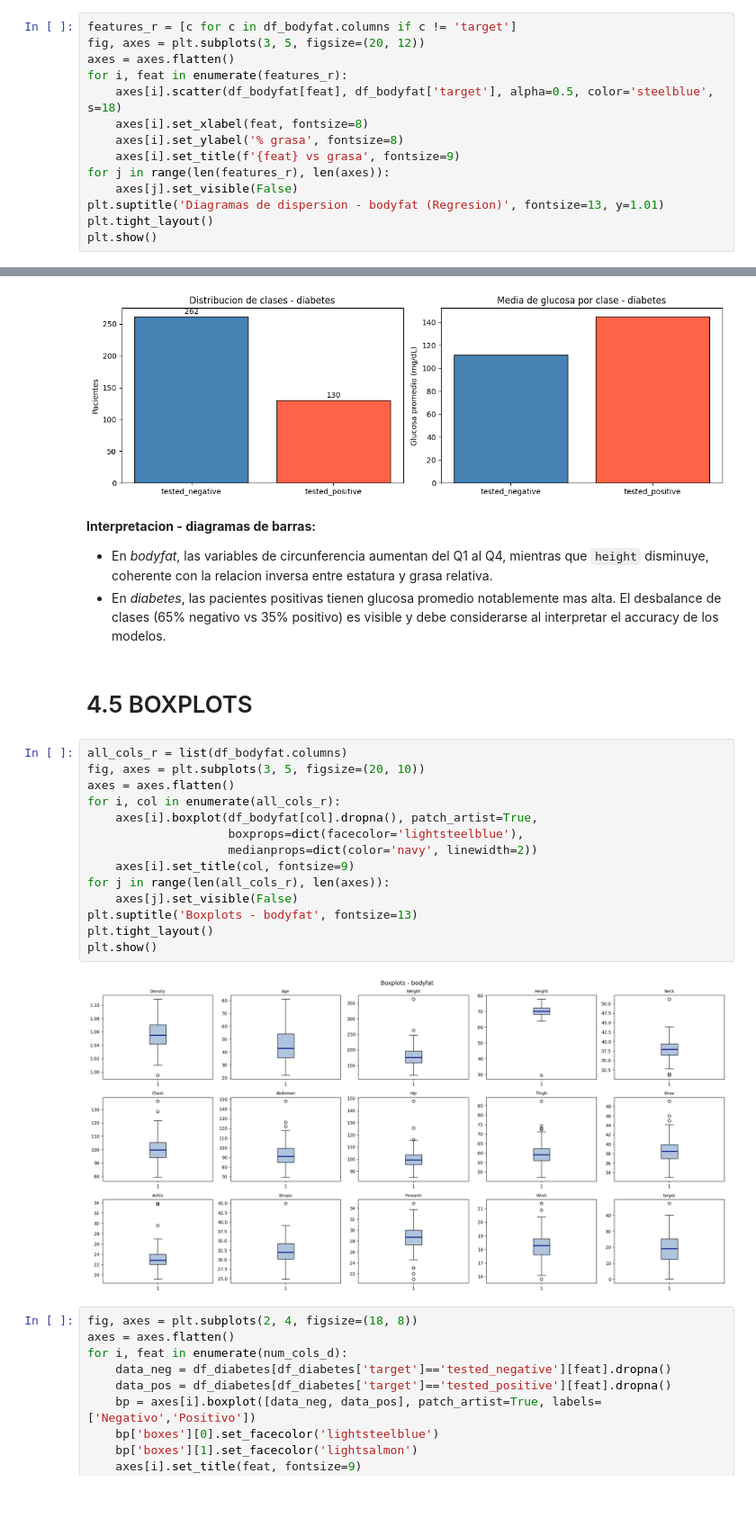
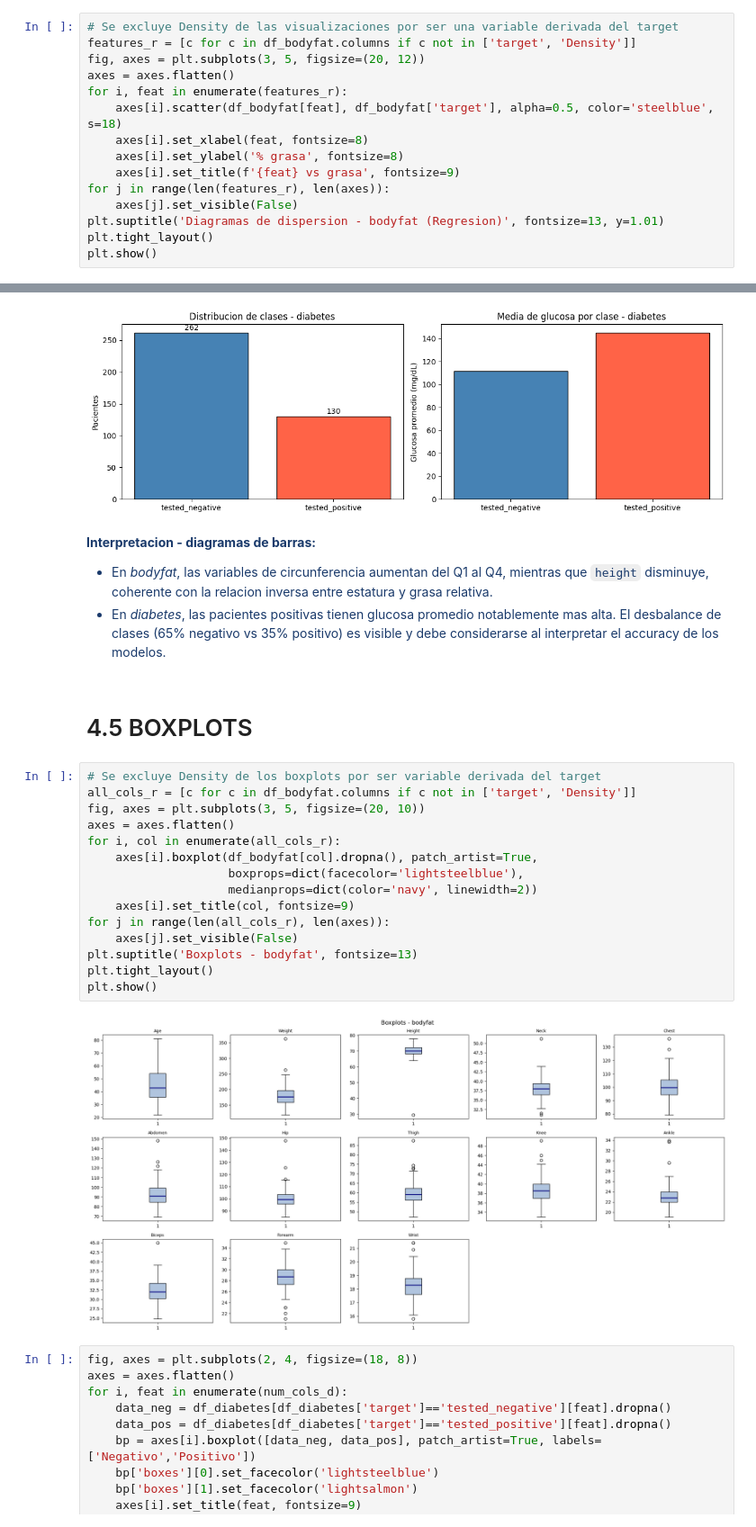
Before and after one commit to KalderJeff/G13_Jefferson_Calderon_Fase2, a Jupyter notebook: G13_Jefferson_Calderon_Fase2.ipynb, the cells around one changed output, grey strips where cells are left out. Shown at 90% size. Saved outputs shown, nothing was run; the diff lists cells and outputs as text; blank space fills up the shorter version.

```diff
--- a/G13_Jefferson_Calderon_Fase2.ipynb
+++ b/G13_Jefferson_Calderon_Fase2.ipynb
@@ -303,7 +321,8 @@ display(df_diabetes.describe().round(2))
 # %% [markdown]
 # 4.3 DIAGRAMAS DE DISPERSION
 # %%
-features_r = [c for c in df_bodyfat.columns if c != 'target']
+# Se excluye Density de las visualizaciones por ser una variable derivada del target
+features_r = [c for c in df_bodyfat.columns if c not in ['target', 'Density']]
 fig, axes = plt.subplots(3, 5, figsize=(20, 12))
 axes = axes.flatten()
 for i, feat in enumerate(features_r):
@@ -381,28 +404,33 @@ plt.show()
 # %% [output]
 [figure]
 # %% [markdown]
+<div style="color: #1a3a6b; font-family: Arial, sans-serif;">
+
 **Interpretacion - diagramas de barras:**
 
 - En *bodyfat*, las variables de circunferencia aumentan del Q1 al Q4, mientras que `height` disminuye, coherente con la relacion inversa entre estatura y grasa relativa.
 - En *diabetes*, las pacientes positivas tienen glucosa promedio notablemente mas alta. El desbalance de clases (65% negativo vs 35% positivo) es visible y debe considerarse al interpretar el accuracy de los modelos.
+
+</div>
 # %% [markdown]
 # 4.5 BOXPLOTS
 # %%
-all_cols_r = list(df_bodyfat.columns)
+# Se excluye Density de los boxplots por ser variable derivada del target
+all_cols_r = [c for c in df_bodyfat.columns if c not in ['target', 'Density']]
 fig, axes = plt.subplots(3, 5, figsize=(20, 10))
 axes = axes.flatten()
 for i, col in enumerate(all_cols_r):
     axes[i].boxplot(df_bodyfat[col].dropna(), patch_artist=True,
                     boxprops=dict(facecolor='lightsteelblue'),
                     medianprops=dict(color='navy', linewidth=2))
     axes[i].set_title(col, fontsize=9)
 for j in range(len(all_cols_r), len(axes)):
     axes[j].set_visible(False)
 plt.suptitle('Boxplots - bodyfat', fontsize=13)
 plt.tight_layout()
 plt.show()
 # %% [output]
-[figure, old version]
+[figure, new version]
 # %%
 fig, axes = plt.subplots(2, 4, figsize=(18, 8))
 axes = axes.flatten()
```
Also changed, not shown: parts of 19 cells of this notebook.
